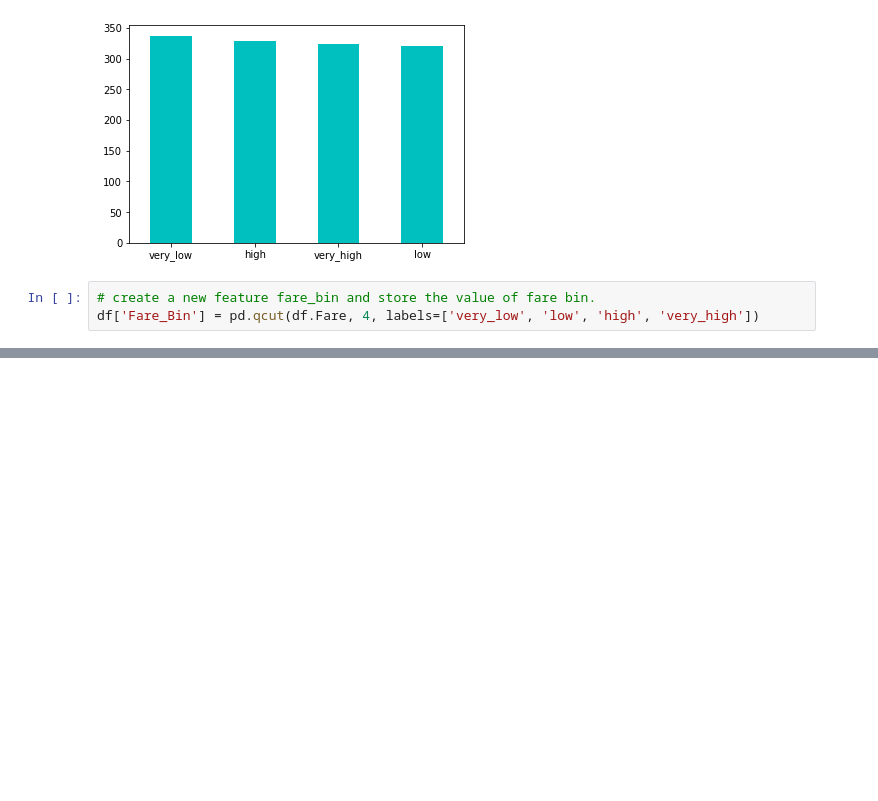
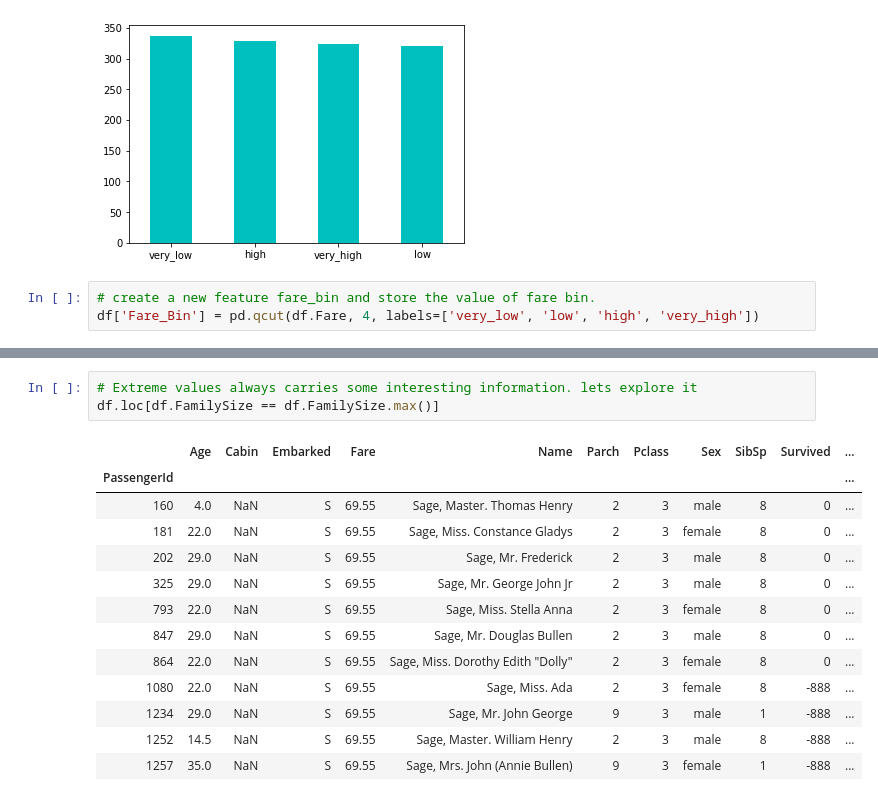
Before and after one commit to neerajmachinelearning/DataScienceEnd2End, a Jupyter notebook: notebooks/Data Exploring-Processing.ipynb, the cells around one changed output, grey strips where cells are left out. Saved outputs shown, nothing was run; the diff lists cells and outputs as text; blank space fills up the shorter version.

```diff
--- a/notebooks/Data Exploring-Processing.ipynb
+++ b/notebooks/Data Exploring-Processing.ipynb
@@ -1161,0 +1228,17 @@ df.head(10)
+# %%
+# Extreme values always carries some interesting information. lets explore it
+df.loc[df.FamilySize == df.FamilySize.max()]
+# %% [output]
+|  | Age | Cabin | Embarked | Fare | Name | Parch | Pclass | Sex | SibSp | Survived | ... |
+| PassengerId |  |  |  |  |  |  |  |  |  |  | ... |
+| 160 | 4.0 | NaN | S | 69.55 | Sage, Master. Thomas Henry | 2 | 3 | male | 8 | 0 | ... |
+| 181 | 22.0 | NaN | S | 69.55 | Sage, Miss. Constance Gladys | 2 | 3 | female | 8 | 0 | ... |
+| 202 | 29.0 | NaN | S | 69.55 | Sage, Mr. Frederick | 2 | 3 | male | 8 | 0 | ... |
+| 325 | 29.0 | NaN | S | 69.55 | Sage, Mr. George John Jr | 2 | 3 | male | 8 | 0 | ... |
+| 793 | 22.0 | NaN | S | 69.55 | Sage, Miss. Stella Anna | 2 | 3 | female | 8 | 0 | ... |
+| 847 | 29.0 | NaN | S | 69.55 | Sage, Mr. Douglas Bullen | 2 | 3 | male | 8 | 0 | ... |
+| 864 | 22.0 | NaN | S | 69.55 | Sage, Miss. Dorothy Edith "Dolly" | 2 | 3 | female | 8 | 0 | ... |
+| 1080 | 22.0 | NaN | S | 69.55 | Sage, Miss. Ada | 2 | 3 | female | 8 | -888 | ... |
+| 1234 | 29.0 | NaN | S | 69.55 | Sage, Mr. John George | 9 | 3 | male | 1 | -888 | ... |
+| 1252 | 14.5 | NaN | S | 69.55 | Sage, Master. William Henry | 2 | 3 | male | 8 | -888 | ... |
+| 1257 | 35.0 | NaN | S | 69.55 | Sage, Mrs. John (Annie Bullen) | 9 | 3 | female | 1 | -888 | ... |
```
Also changed, not shown: parts of 42 cells of this notebook.
